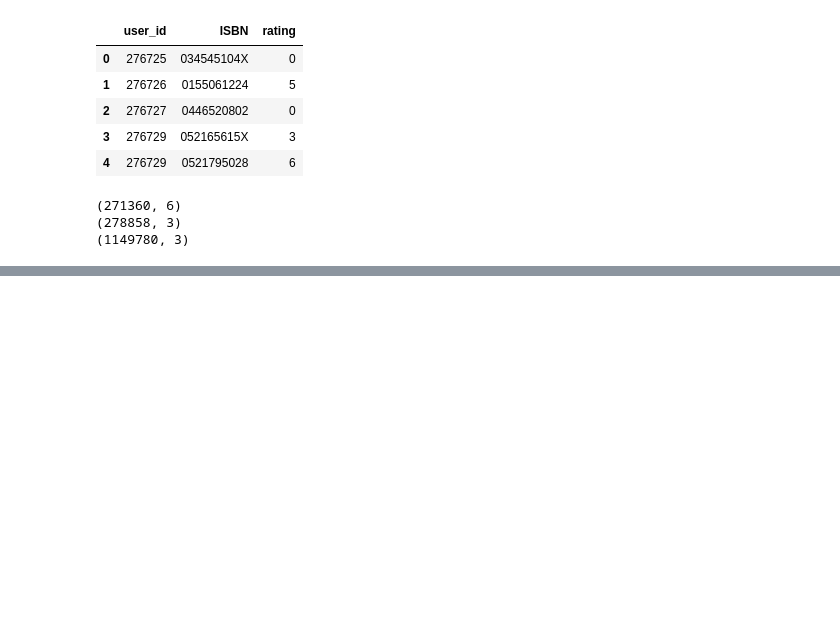
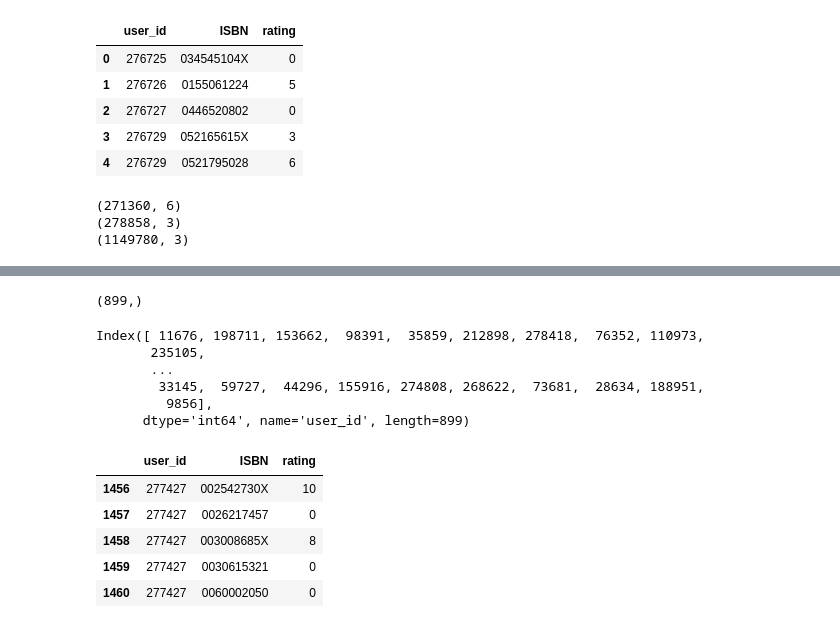
Before and after one commit to awantigiradkar/Book-Recommendation-System, a Jupyter notebook: notebook/reseach.ipynb, the cells around one changed output, grey strips where cells are left out. Cells and saved outputs as stored; diff of their text form; code cells hidden in the pictures; blank space fills up the shorter version.

```diff
--- a/notebook/reseach.ipynb
+++ b/notebook/reseach.ipynb
@@ -115,0 +150,4 @@ print(books.shape, users.shape, ratings.shape, sep='\n')
+# %%
+x[x].shape
+# %% [output]
+(899,)
@@ -115,0 +156,9 @@ print(books.shape, users.shape, ratings.shape, sep='\n')
+# %%
+y
+# %% [output]
+Index([ 11676, 198711, 153662,  98391,  35859, 212898, 278418,  76352, 110973,
+       235105,
+       ...
+        33145,  59727,  44296, 155916, 274808, 268622,  73681,  28634, 188951,
+         9856],
+      dtype='int64', name='user_id', length=899)
@@ -115,0 +167,9 @@ print(books.shape, users.shape, ratings.shape, sep='\n')
+# %%
+ratings.head()
+# %% [output]
+|  | user_id | ISBN | rating |
+| 1456 | 277427 | 002542730X | 10 |
+| 1457 | 277427 | 0026217457 | 0 |
+| 1458 | 277427 | 003008685X | 8 |
+| 1459 | 277427 | 0030615321 | 0 |
+| 1460 | 277427 | 0060002050 | 0 |
```
Also changed, not shown: parts of 13 cells of this notebook.
